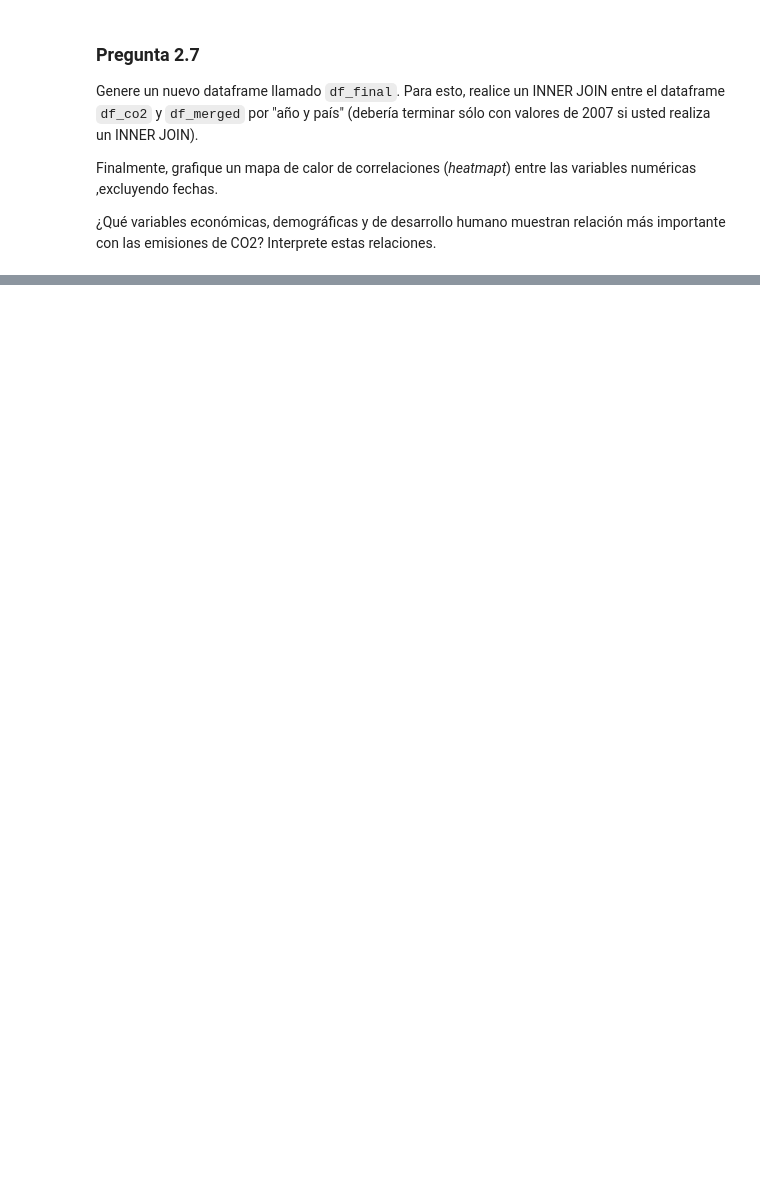
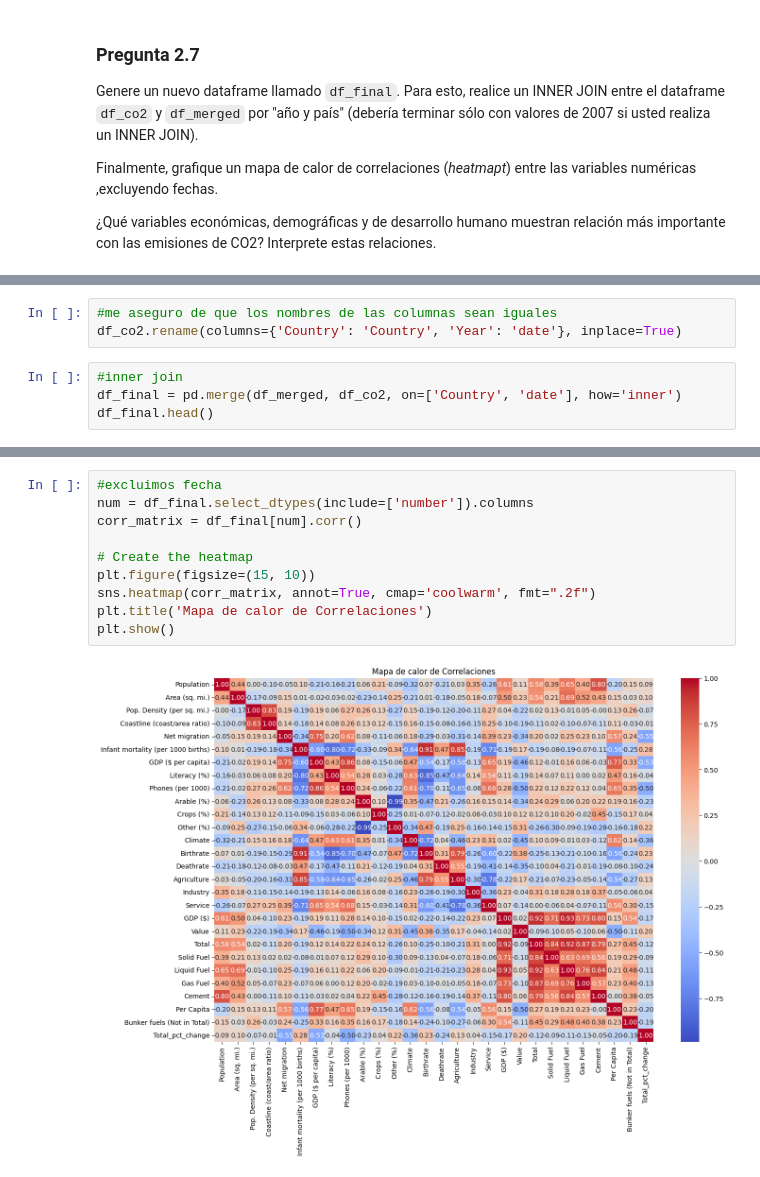
Before and after one commit to constanzaamunoz/ML-2025-01, a Jupyter notebook: Tarea_1.ipynb, the cells around one changed output, grey strips where cells are left out. Saved outputs shown, nothing was run; the diff lists cells and outputs as text; blank space fills up the shorter version.

```diff
--- a/Tarea_1.ipynb
+++ b/Tarea_1.ipynb
@@ -1037,0 +1186,7 @@ Finalmente, grafique un mapa de calor de correlaciones (_heatmapt_) entre las va
+# %%
+#me aseguro de que los nombres de las columnas sean iguales
+df_co2.rename(columns={'Country': 'Country', 'Year': 'date'}, inplace=True)
+# %%
+#inner join
+df_final = pd.merge(df_merged, df_co2, on=['Country', 'date'], how='inner')
+df_final.head()
@@ -1037,0 +1201,12 @@ Finalmente, grafique un mapa de calor de correlaciones (_heatmapt_) entre las va
+# %%
+#excluimos fecha
+num = df_final.select_dtypes(include=['number']).columns
+corr_matrix = df_final[num].corr()
+
+# Create the heatmap
+plt.figure(figsize=(15, 10))
+sns.heatmap(corr_matrix, annot=True, cmap='coolwarm', fmt=".2f")
+plt.title('Mapa de calor de Correlaciones')
+plt.show()
+# %% [output]
+[figure, added]
```
Also changed, not shown: parts of 22 cells of this notebook.
